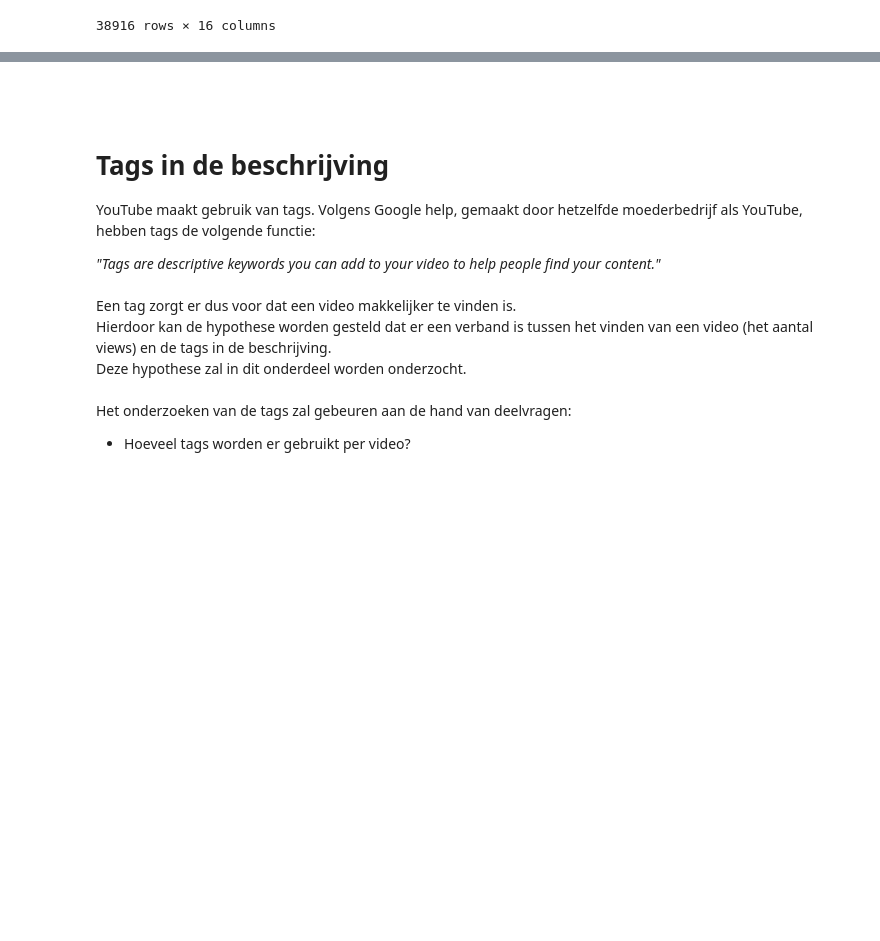
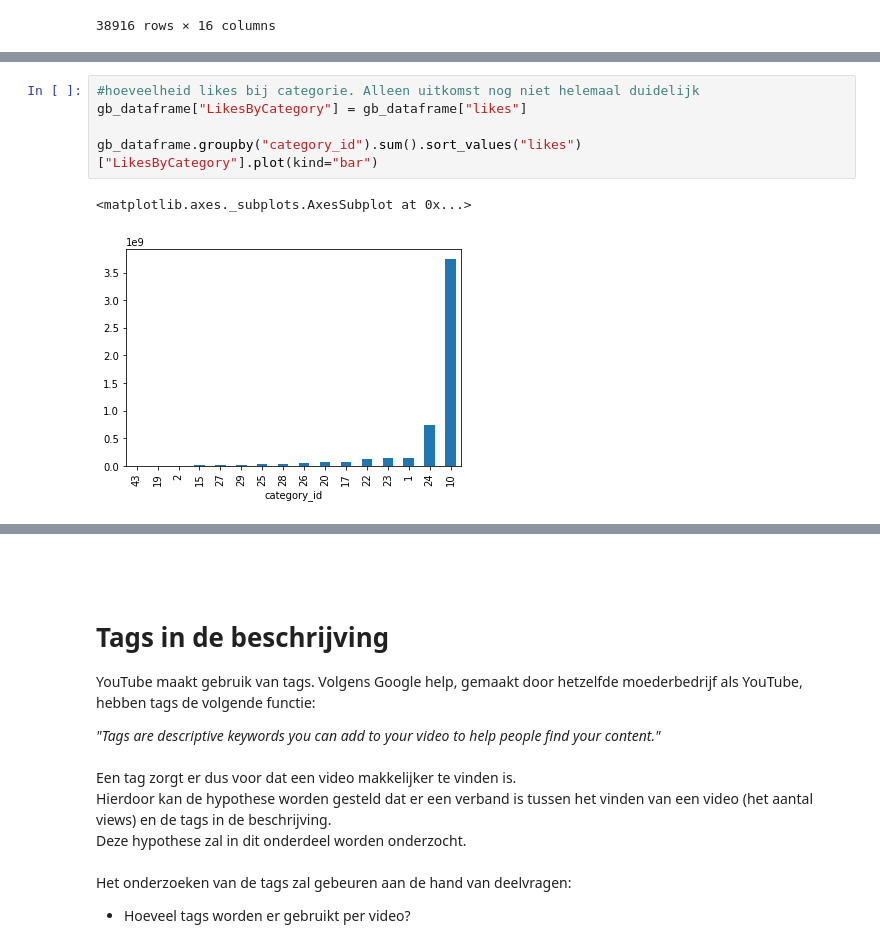
Before and after one commit to WoltervanDonk/Challenge2, a Jupyter notebook: src/YoutubeTrendingNotebook.ipynb, the cells around one changed output, grey strips where cells are left out. Saved outputs shown, nothing was run; the diff lists cells and outputs as text; blank space fills up the shorter version.

```diff
--- a/src/YoutubeTrendingNotebook.ipynb
+++ b/src/YoutubeTrendingNotebook.ipynb
@@ -27,0 +84,8 @@ gb_dataframe
+# %%
+#hoeveelheid likes bij categorie. Alleen uitkomst nog niet helemaal duidelijk
+gb_dataframe["LikesByCategory"] = gb_dataframe["likes"]
+
+gb_dataframe.groupby("category_id").sum().sort_values("likes")["LikesByCategory"].plot(kind="bar")
+# %% [output]
+<matplotlib.axes._subplots.AxesSubplot at 0x...>
+[figure, added]
```
Also changed, not shown: parts of 60 cells of this notebook.
